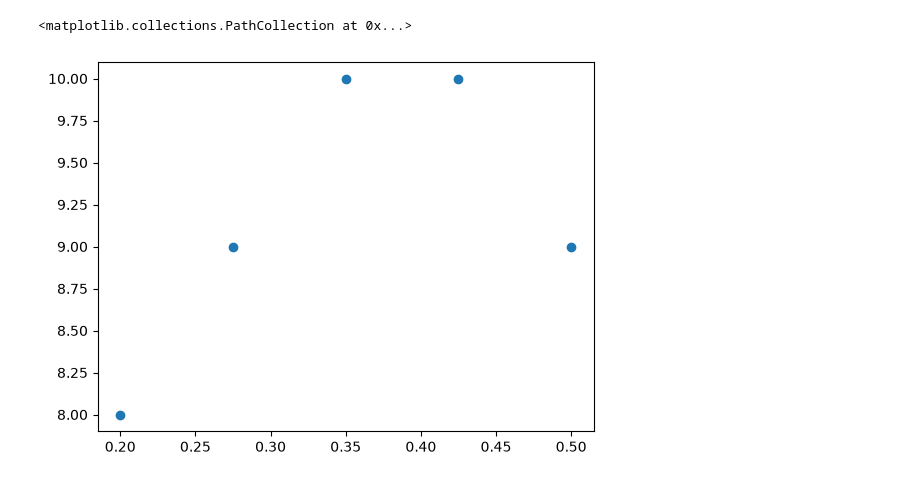
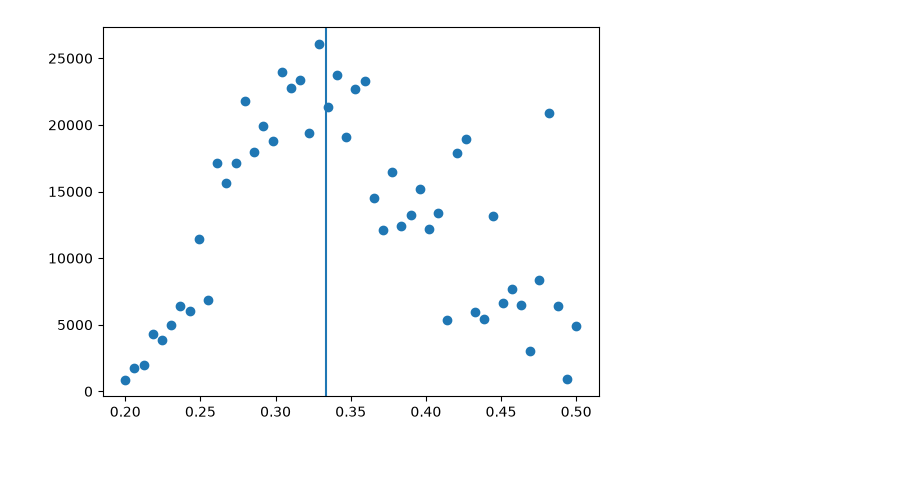
Before and after one commit to dbruwel/pachner-graph-triangulations, a Jupyter notebook: experiments/notebooks/data_gen/configure_mcmc.ipynb, the cells around one changed output. Drawn from its saved outputs; the diff is of its cells as text; code cells hidden in the pictures.

```diff
--- a/experiments/notebooks/data_gen/configure_mcmc.ipynb
+++ b/experiments/notebooks/data_gen/configure_mcmc.ipynb
@@ -10,9 +10,11 @@ gamma_ = 1 / 3.3
 
 char_to_size = dict(zip(list('abcdefghijklmnopqrstuvwxyz'), range(26)))
 
-mode = {}
+count_9 = {}
+count_8 = {}
+count_10 = {}
 
-for gamma in np.linspace(1/5, 1/2, 50):
+for gamma_ in np.linspace(1/5, 1/2, 50):
     iso = seed
     sizes = Counter([char_to_size[iso[0]]])
 
@@ -20,12 +22,14 @@ for gamma in np.linspace(1/5, 1/2, 50):
         iso = iterate(iso, gamma_, 1)
         sizes.update([char_to_size[iso[0]]])
 
-    mode[gamma] = sizes.most_common()[0][0]
+    count_9[gamma_] = sizes[9]
+    count_8[gamma_] = sizes[8]
+    count_10[gamma_] = sizes[10]
 # %%
 import matplotlib.pyplot as plt
 
-plt.scatter(list(mode.keys()), list(mode.values()))
+plt.scatter(list(count_9.keys()), list(count_9.values()))
+plt.axvline(1/3)
 plt.show()
 # %% [output]
-<matplotlib.collections.PathCollection at 0x...>
-[figure, old version]
+[figure, new version]
```
Also changed, not shown: 7 other files.
